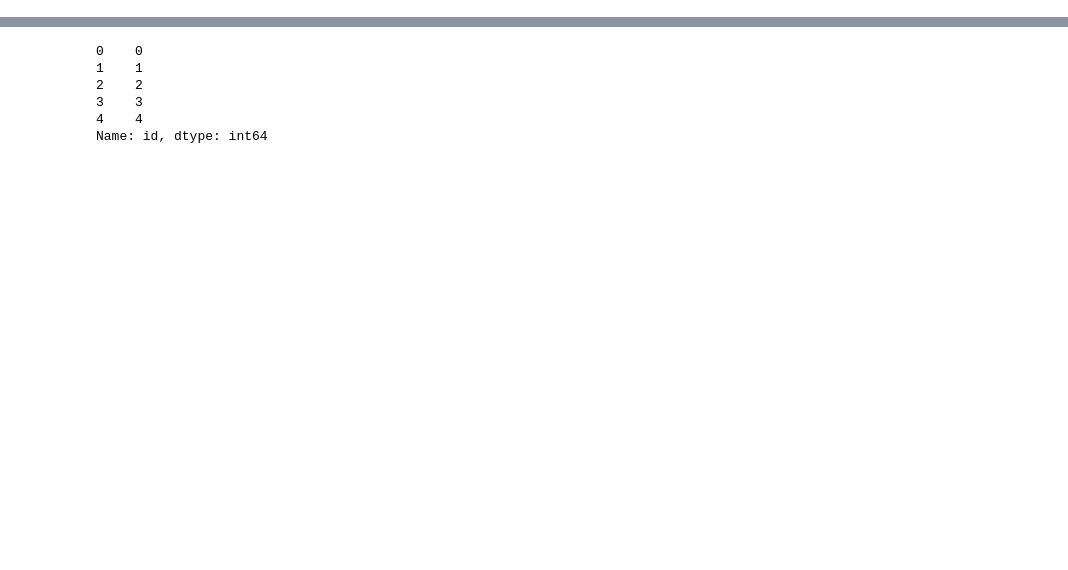
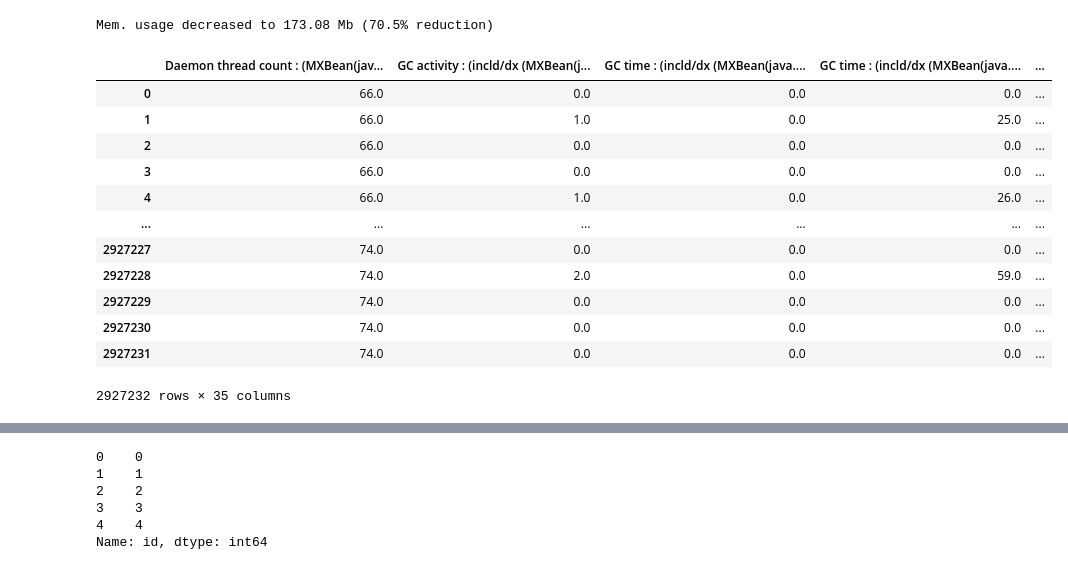
Before and after one commit to MASAYA-KINOSHITA/first-Repository, a Jupyter notebook: Software_anomaly_detection_相関係数26_ニューラルネット.ipynb, the cells around one changed output, grey strips where cells are left out. Drawn from its saved outputs; the diff is of its cells as text; code cells hidden in the pictures; blank space fills up the shorter version.

```diff
--- a/Software_anomaly_detection_相関係数26_ニューラルネット.ipynb
+++ b/Software_anomaly_detection_相関係数26_ニューラルネット.ipynb
@@ -169,3 +186,20 @@ test_x = pd.get_dummies(test_x, columns=["host"])
+# %%
+reduce_mem_usage(test_x, verbose=True)
+# %% [output]
+Mem. usage decreased to 173.08 Mb (70.5% reduction)
+|  | Daemon thread count : (MXBean(jav... | GC activity : (incld/dx (MXBean(j... | GC time : (incld/dx (MXBean(java.... | GC time : (incld/dx (MXBean(java.... | ... |
+| 0 | 66.0 | 0.0 | 0.0 | 0.0 | ... |
+| 1 | 66.0 | 1.0 | 0.0 | 25.0 | ... |
+| 2 | 66.0 | 0.0 | 0.0 | 0.0 | ... |
+| 3 | 66.0 | 0.0 | 0.0 | 0.0 | ... |
+| 4 | 66.0 | 1.0 | 0.0 | 26.0 | ... |
+| ... | ... | ... | ... | ... | ... |
+| 2927227 | 74.0 | 0.0 | 0.0 | 0.0 | ... |
+| 2927228 | 74.0 | 2.0 | 0.0 | 59.0 | ... |
+| 2927229 | 74.0 | 0.0 | 0.0 | 0.0 | ... |
+| 2927230 | 74.0 | 0.0 | 0.0 | 0.0 | ... |
+| 2927231 | 74.0 | 0.0 | 0.0 | 0.0 | ... |
+2927232 rows × 35 columns
 # %%
 # 学習データを学習データとバリデーションデータに分ける
 from sklearn.model_selection import KFold
```
Also changed, not shown: parts of 17 cells of this notebook.
